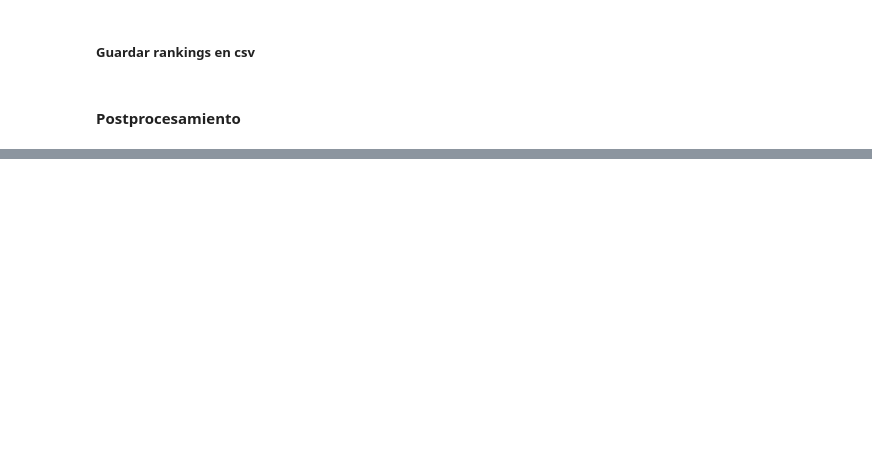
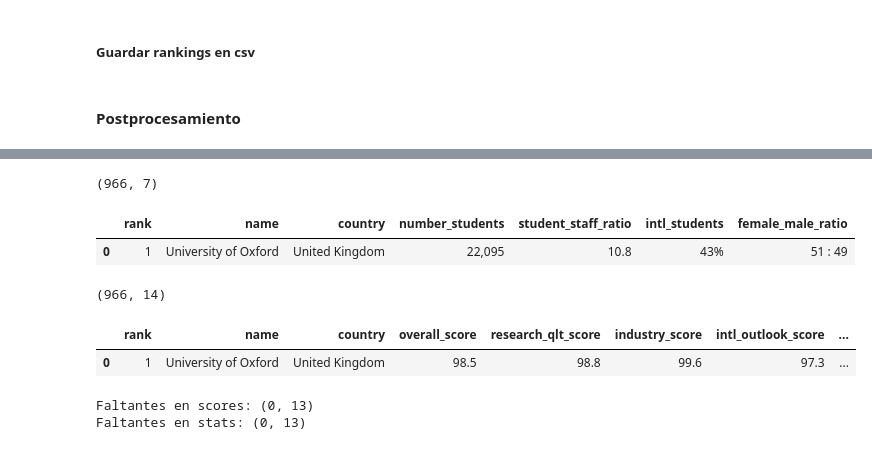
Before and after one commit to ECisneros20/web-scraping-the-rankings, a Jupyter notebook: notebooks/web_scraping2.ipynb, the cells around one changed output, grey strips where cells are left out. Saved outputs shown, nothing was run; the diff lists cells and outputs as text; code cells hidden in the pictures; blank space fills up the shorter version.

```diff
--- a/notebooks/web_scraping2.ipynb
+++ b/notebooks/web_scraping2.ipynb
@@ -501,0 +617,42 @@ df_en_stats.to_csv(f"{ruta_csv}/en_stats.csv", index=False)
+# %%
+# Convertir de object a str los valores de rank, name y country
+in_col_1 = "rank"
+in_col_2 = "name"
+in_col_3 = "country"
+df_wr_stats[in_col_1] = df_wr_stats[in_col_1].astype(str)
+df_wr_stats[in_col_2] = df_wr_stats[in_col_2].astype(str)
+df_wr_stats[in_col_3] = df_wr_stats[in_col_3].astype(str)
+# Convertir str =10 a int 10, 201-250 a 201 y autoincrementales, y 1001+
+# a 1001 y autoincrementales
+in_col_4 = in_col_1
+df_wr_stats = convertir_ranking(df_wr_stats, in_col_4)
+df_wr_stats[in_col_4] = df_wr_stats[in_col_4].astype(int)
+# Resultados
+print(df_wr_stats.shape)
+df_wr_stats.head(1)
+# %% [output]
+(966, 7)
+|  | rank | name | country | number_students | student_staff_ratio | intl_students | female_male_ratio |
+| 0 | 1 | University of Oxford | United Kingdom | 22,095 | 10.8 | 43% | 51 : 49 |
+# %%
+df_wr = pd.merge(
+    df_wr_scores,
+    df_wr_stats,
+    on=["rank", "name", "country"],
+    how="outer",
+    indicator=True,
+)
+print(df_wr.shape)
+df_wr.head(1)
+# %% [output]
+(966, 14)
+|  | rank | name | country | overall_score | research_qlt_score | industry_score | intl_outlook_score | ... |
+| 0 | 1 | University of Oxford | United Kingdom | 98.5 | 98.8 | 99.6 | 97.3 | ... |
+# %%
+missing_df_wr_scores = df_wr[df_wr["_merge"] == "right_only"].drop(columns=["_merge"])
+missing_df_wr_stats = df_wr[df_wr["_merge"] == "left_only"].drop(columns=["_merge"])
+print(f"Faltantes en scores: {missing_df_wr_scores.shape}")
+print(f"Faltantes en stats: {missing_df_wr_stats.shape}")
+# %% [output]
+Faltantes en scores: (0, 13)
+Faltantes en stats: (0, 13)
```
Also changed, not shown: parts of 18 cells of this notebook, 4 other files.
